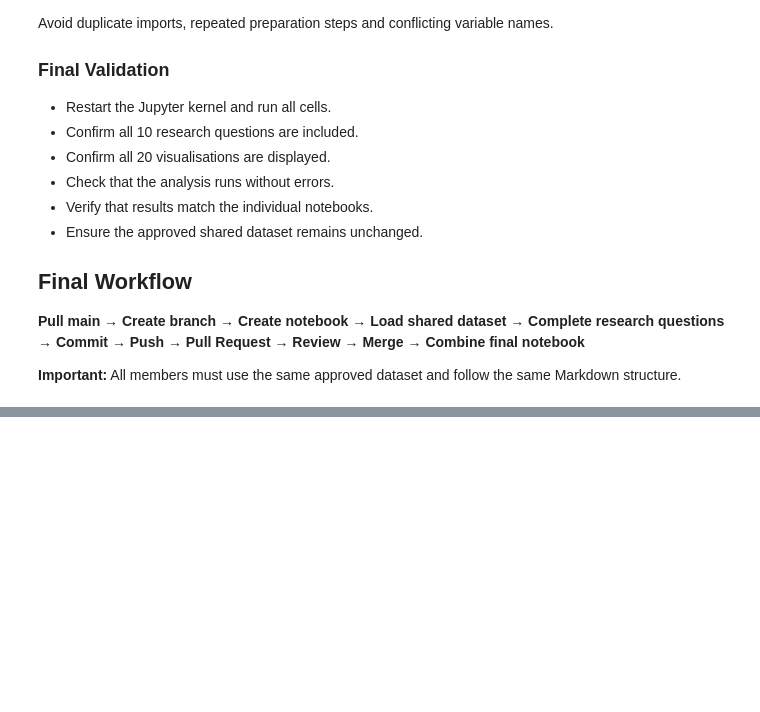
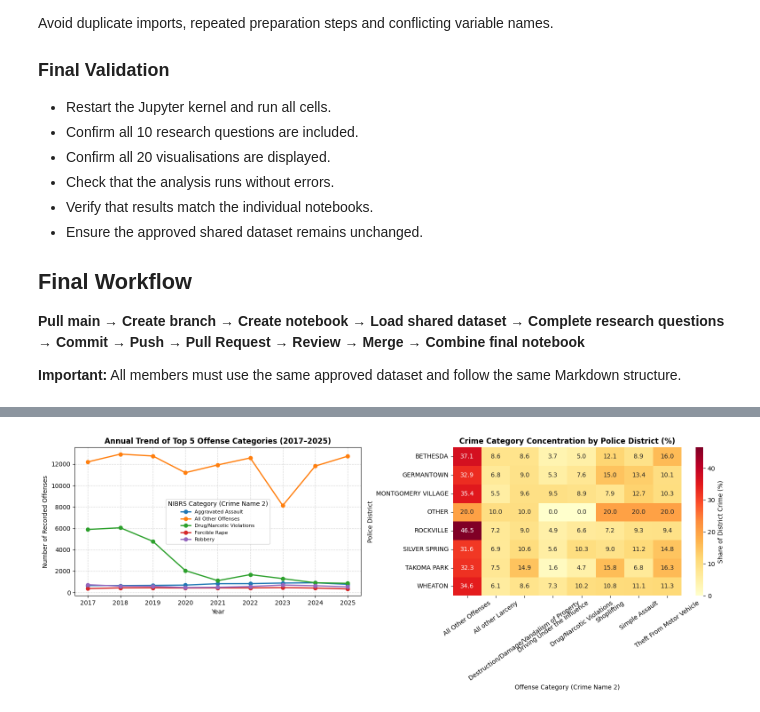
Before and after one commit to ArunaMahaGamage/MSC-AI-CW1, a Jupyter notebook: Group8-ADP.ipynb, the cells around one changed output, grey strips where cells are left out. Cells and saved outputs as stored; diff of their text form; code cells hidden in the pictures; blank space fills up the shorter version.

```diff
--- a/Group8-ADP.ipynb
+++ b/Group8-ADP.ipynb
@@ -801,0 +831,6 @@ Avoid duplicate imports, repeated preparation steps and conflicting variable nam
+# %%
+df = df_raw.copy()
+if df.shape[1] == 30:
+    df.columns = canonical_cols
+else:
+    raise ValueError(f"Expected 30 columns, found {df.shape[1]}. Check separator/encoding.")
@@ -801,0 +842,10 @@ Avoid duplicate imports, repeated preparation steps and conflicting variable nam
+# %%
+# 3. Date Parsing & Temporal Consistency Check
+date_cols = ["Dispatch Date/Time", "Start Date/Time", "End Date/Time"]
+for col in date_cols:
+    df[col] = pd.to_datetime(df[col], format="%m/%d/%Y %I:%M:%S %p", errors="coerce")
+
+invalid_end = (df["End Date/Time"] < df["Start Date/Time"]).sum()
+out_of_scope = ((df["Start Date/Time"] < "2016-07-01") | (df["Start Date/Time"] > "2026-09-10 23:59:59")).sum()
+print(f"End Date < Start Date anomalies: {invalid_end:,} ({invalid_end/total_raw_rows*100:.2f}%)")
+print(f"Out-of-scope timestamps:        {out_of_scope:,} ({out_of_scope/total_raw_rows*100:.2f}%)")
@@ -801,0 +980,35 @@ Avoid duplicate imports, repeated preparation steps and conflicting variable nam
+# %%
+fig, axes = plt.subplots(1, 2, figsize=(16, 6))
+
+# Visualisation 1: Year-over-Year Trajectory of Top 5 Rapidly Occurring Offenses (2017–2025)
+top_5_names = top_offenses["Crime Name 2"].value_counts().head(5).index
+trend_data = (
+    df_full_years[df_full_years["Crime Name 2"].isin(top_5_names)]
+    .groupby(["Year", "Crime Name 2"])
+    .size()
+    .unstack()
+)
+trend_data.plot(ax=axes[0], marker="o", linewidth=2)
+axes[0].set_title("Annual Trend of Top 5 Offense Categories (2017–2025)", fontsize=12, fontweight="bold")
+axes[0].set_xlabel("Year")
+axes[0].set_ylabel("Number of Recorded Offenses")
+axes[0].legend(title="NIBRS Category (Crime Name 2)", fontsize=8)
+axes[0].grid(True, linestyle="--", alpha=0.5)
+
+# Visualisation 2: District-Level Concentration Heatmap (Row-Normalized %)
+district_pct = pd.crosstab(
+    df_spatial["Police District Name"],
+    df_spatial["Crime Name 2"],
+    normalize="index"
+) * 100
+
+sns.heatmap(district_pct, annot=True, fmt=".1f", cmap="YlOrRd", ax=axes[1], cbar_kws={"label": "Share of District Crime (%)"})
+axes[1].set_title("Crime Category Concentration by Police District (%)", fontsize=12, fontweight="bold")
+axes[1].set_xlabel("Offense Category (Crime Name 2)")
+axes[1].set_ylabel("Police District")
+axes[1].tick_params(axis="x", rotation=35)
+
+plt.tight_layout()
+plt.show()
+# %% [output]
+[figure, added]
```
Also changed, not shown: parts of 13 cells of this notebook.
